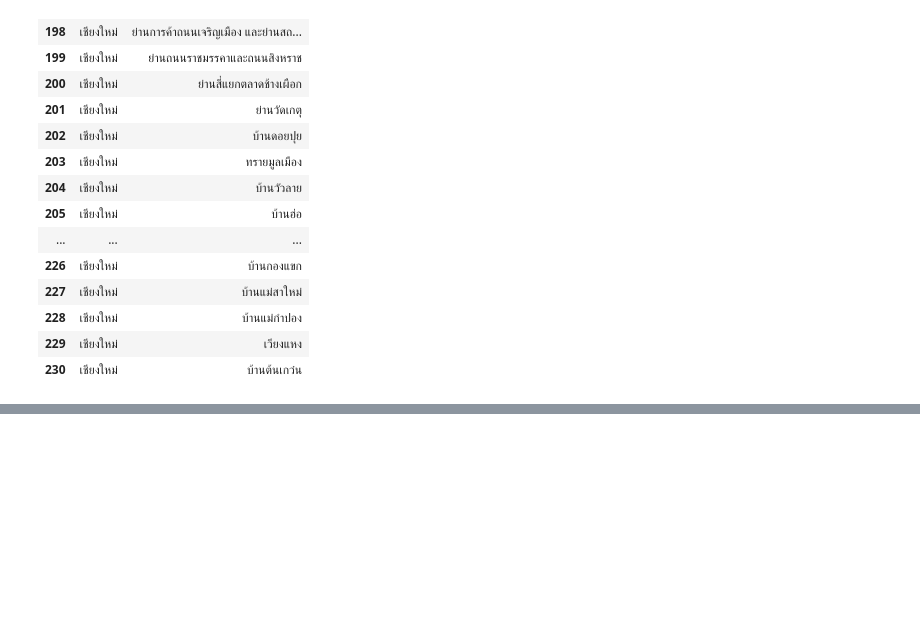
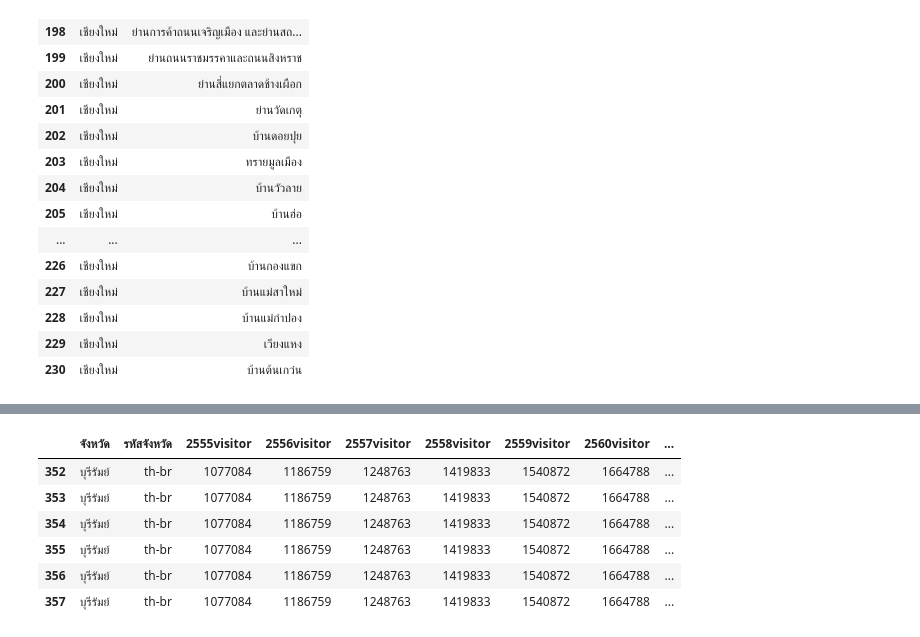
Before and after one commit to PhinyadaPhen/DWDM21, a Jupyter notebook: ProjectFinal.ipynb, the cells around one changed output, grey strips where cells are left out. Drawn from its saved outputs; the diff is of its cells as text; code cells hidden in the pictures; blank space fills up the shorter version.

```diff
--- a/ProjectFinal.ipynb
+++ b/ProjectFinal.ipynb
@@ -460,0 +567,10 @@ Ex2[['จังหวัด','ชื่อย่านชุมชนเก่
+# %%
+data_mix[data_mix['รหัสจังหวัด']=='th-br']
+# %% [output]
+|  | จังหวัด | รหัสจังหวัด | 2555visitor | 2556visitor | 2557visitor | 2558visitor | 2559visitor | 2560visitor | ... |
+| 352 | บุรีรัมย์ | th-br | 1077084 | 1186759 | 1248763 | 1419833 | 1540872 | 1664788 | ... |
+| 353 | บุรีรัมย์ | th-br | 1077084 | 1186759 | 1248763 | 1419833 | 1540872 | 1664788 | ... |
+| 354 | บุรีรัมย์ | th-br | 1077084 | 1186759 | 1248763 | 1419833 | 1540872 | 1664788 | ... |
+| 355 | บุรีรัมย์ | th-br | 1077084 | 1186759 | 1248763 | 1419833 | 1540872 | 1664788 | ... |
+| 356 | บุรีรัมย์ | th-br | 1077084 | 1186759 | 1248763 | 1419833 | 1540872 | 1664788 | ... |
+| 357 | บุรีรัมย์ | th-br | 1077084 | 1186759 | 1248763 | 1419833 | 1540872 | 1664788 | ... |
```
Also changed, not shown: parts of 20 cells of this notebook.
